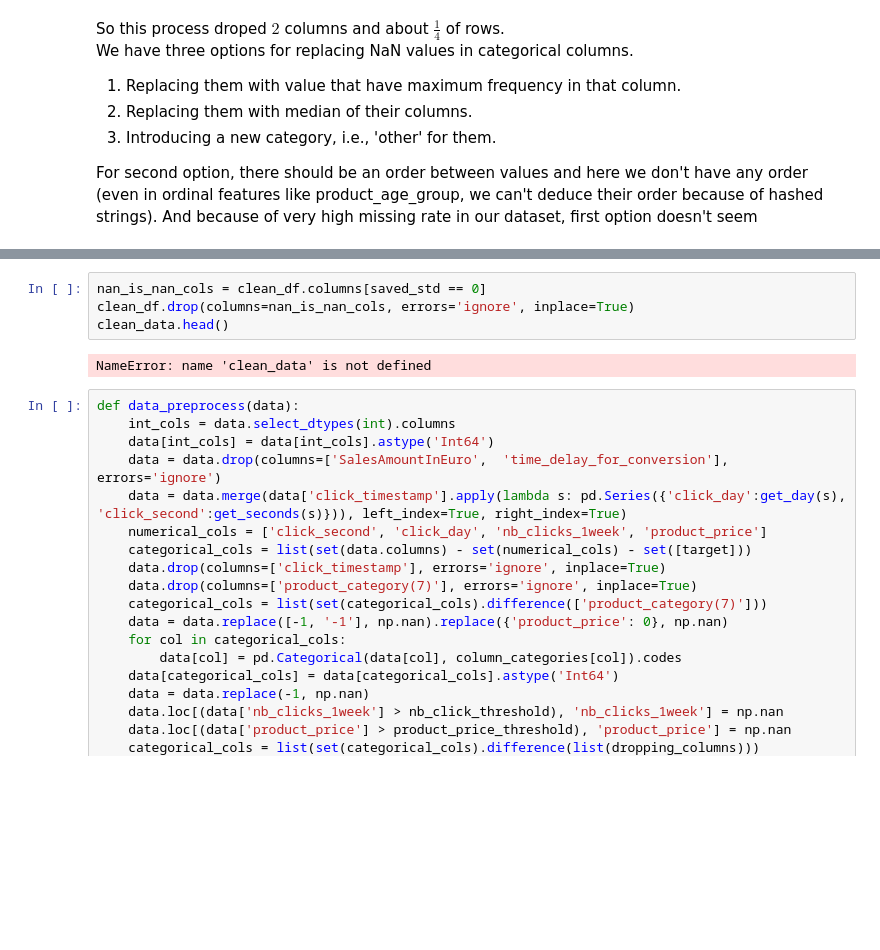
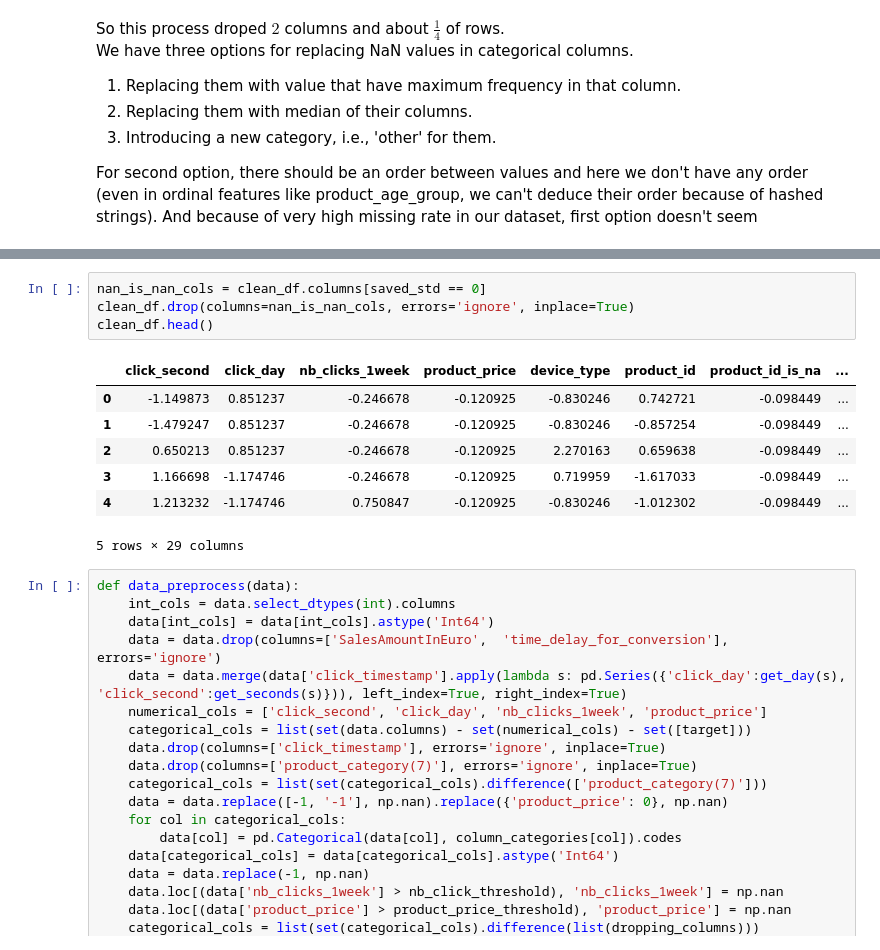
Before and after one commit to a80-abbasi/ML_Project, a Jupyter notebook: ML_Project.ipynb, the cells around one changed output, grey strips where cells are left out. Saved outputs shown, nothing was run; the diff lists cells and outputs as text; blank space fills up the shorter version.

```diff
--- a/ML_Project.ipynb
+++ b/ML_Project.ipynb
@@ -266,9 +266,15 @@ clean_df
 # %%
 nan_is_nan_cols = clean_df.columns[saved_std == 0]
 clean_df.drop(columns=nan_is_nan_cols, errors='ignore', inplace=True)
-clean_data.head()
+clean_df.head()
 # %% [output]
+|  | click_second | click_day | nb_clicks_1week | product_price | device_type | product_id | product_id_is_na | ... |
+| 0 | -1.149873 | 0.851237 | -0.246678 | -0.120925 | -0.830246 | 0.742721 | -0.098449 | ... |
+| 1 | -1.479247 | 0.851237 | -0.246678 | -0.120925 | -0.830246 | -0.857254 | -0.098449 | ... |
+| 2 | 0.650213 | 0.851237 | -0.246678 | -0.120925 | 2.270163 | 0.659638 | -0.098449 | ... |
+| 3 | 1.166698 | -1.174746 | -0.246678 | -0.120925 | 0.719959 | -1.617033 | -0.098449 | ... |
+| 4 | 1.213232 | -1.174746 | 0.750847 | -0.120925 | -0.830246 | -1.012302 | -0.098449 | ... |
-NameError: name 'clean_data' is not defined
+5 rows × 29 columns
 # %%
 def data_preprocess(data):
     int_cols = data.select_dtypes(int).columns
```
Also changed, not shown: parts of 10 cells of this notebook.
